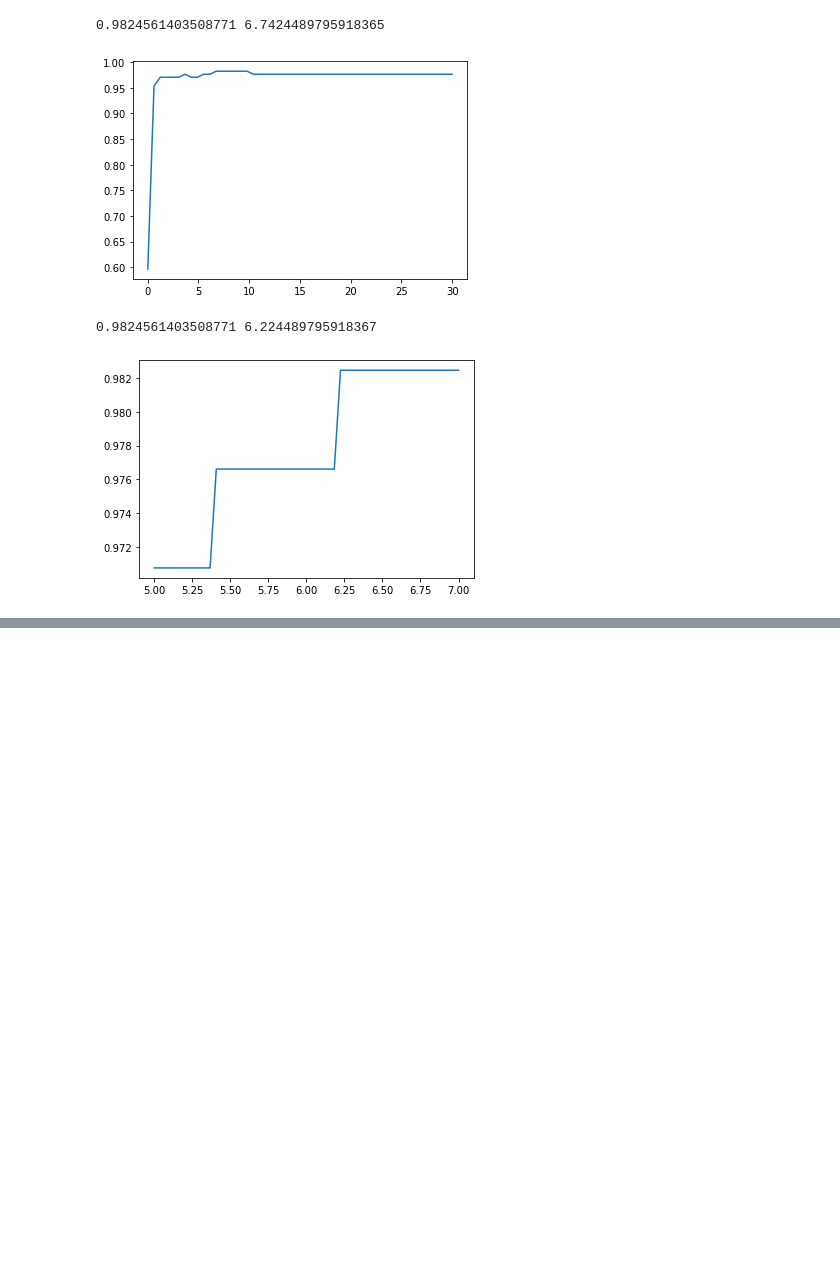
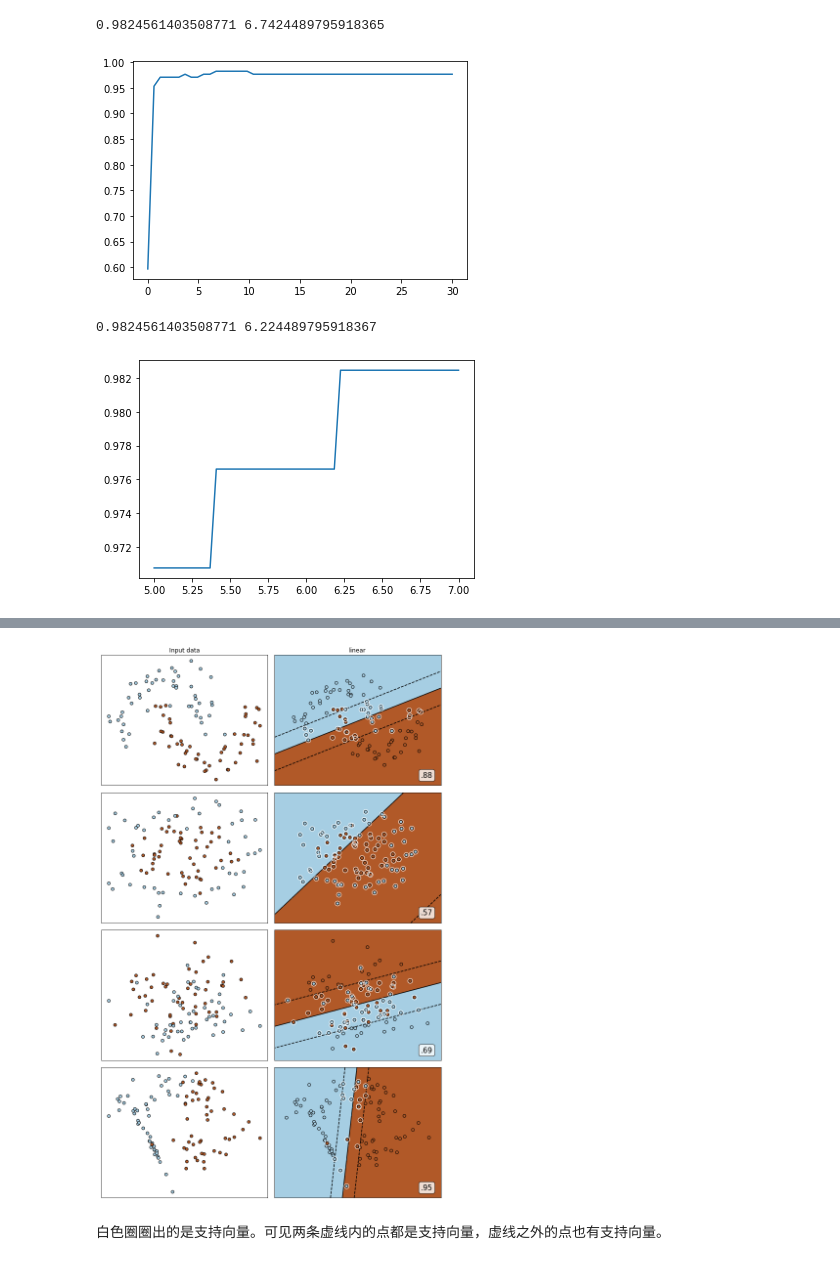
Before and after one commit to peppermint-w/scikit-learn-of-TsaiTsai, a Jupyter notebook: 07SVM支持向量机（上）/02核函数与软间隔-乳腺癌.ipynb, the cells around one changed output, grey strips where cells are left out. Drawn from its saved outputs; the diff is of its cells as text; code cells hidden in the pictures; blank space fills up the shorter version.

```diff
--- a/07SVM支持向量机（上）/02核函数与软间隔-乳腺癌.ipynb
+++ b/07SVM支持向量机（上）/02核函数与软间隔-乳腺癌.ipynb
@@ -486,0 +495,15 @@ plt.show()
+# %%
+n_samples = 100
+
+datasets = [
+    make_moons(n_samples=n_samples, noise=0.2, random_state=0),
+    make_circles(n_samples=n_samples, noise=0.2, factor=0.5, random_state=1),
+    make_blobs(n_samples=n_samples, centers=2, random_state=5),
+    make_classification(n_samples=n_samples,n_features = 2,n_informative=2,n_redundant=0, random_state=5)
+ ]
+# %%
+Kernel = ['linear']
+#四个数据集分别是什么样子呢？
+for X,Y in datasets:
+    plt.figure(figsize=(5,4))
+    plt.scatter(X[:,0],X[:,1],c=Y,s=50,cmap='rainbow')
@@ -486,0 +515,64 @@ plt.show()
+# %%
+nrows=len(datasets)
+ncols=len(Kernel) + 1
+fig, axes = plt.subplots(nrows,ncols,figsize=(10,16))
+
+#第一层循环：在不同的数据集中循环
+for ds_cnt, (X,Y) in enumerate(datasets):
+
+    ax = axes[ds_cnt, 0]
+    if ds_cnt == 0:
+        ax.set_title("Input data")
+    ax.scatter(X[:, 0], X[:, 1], c=Y, zorder=10, cmap=plt.cm.Paired,edgecolors='k')
+    ax.set_xticks(())
+    ax.set_yticks(())
+
+    for est_idx, kernel in enumerate(Kernel):
+        ax = axes[ds_cnt, est_idx + 1]
+
+        clf = svm.SVC(kernel=kernel, gamma=2).fit(X, Y)
+        score = clf.score(X, Y)
+
+        ax.scatter(X[:, 0]
+                  ,X[:, 1]
+                  ,c=Y
+                  ,zorder=10
+                  ,cmap=plt.cm.Paired
+                  ,edgecolors='k'
+                  )
+        ax.scatter(clf.support_vectors_[:, 0]
+                  ,clf.support_vectors_[:, 1]
+                  ,s=100
+                  ,facecolors='none'
+                  ,zorder=10
+                  ,edgecolors='white'
+                  ) #支持向量用白色圈圈出
+
+        x_min, x_max = X[:, 0].min() - 0.5, X[:, 0].max() + 0.5
+        y_min, y_max = X[:, 1].min() - 0.5, X[:, 1].max() + 0.5
+
+        XX, YY = np.mgrid[x_min:x_max:200j, y_min:y_max:200j]
+        Z = clf.decision_function(np.c_[XX.ravel(), YY.ravel()]).reshape(XX.shape)
+        ax.pcolormesh(XX, YY, Z > 0, cmap=plt.cm.Paired)
+        ax.contour(XX, YY, Z
+                  ,colors=['k', 'k', 'k']
+                  ,linestyles=['--', '-', '--']
+                  ,levels=[-1, 0, 1])
+        ax.set_xticks(())
+        ax.set_yticks(())
+
+        if ds_cnt == 0:
+            ax.set_title(kernel)
+
+        ax.text(0.95, 0.06, ('%.2f' % score).lstrip('0')
+               ,size=15
+               ,bbox=dict(boxstyle='round', alpha=0.8, facecolor='white') #为分数添加一个白色的格子作为底色
+               ,transform=ax.transAxes #确定文字所对应的坐标轴，就是ax子图的坐标轴本身
+               ,horizontalalignment='right' #位于坐标轴的什么方向
+               )
+plt.tight_layout()
+plt.show()
+# %% [output]
+[figure, added]
+# %% [markdown]
+白色圈圈出的是支持向量。可见两条虚线内的点都是支持向量，虚线之外的点也有支持向量。
```
Also changed, not shown: parts of 4 cells of this notebook.
